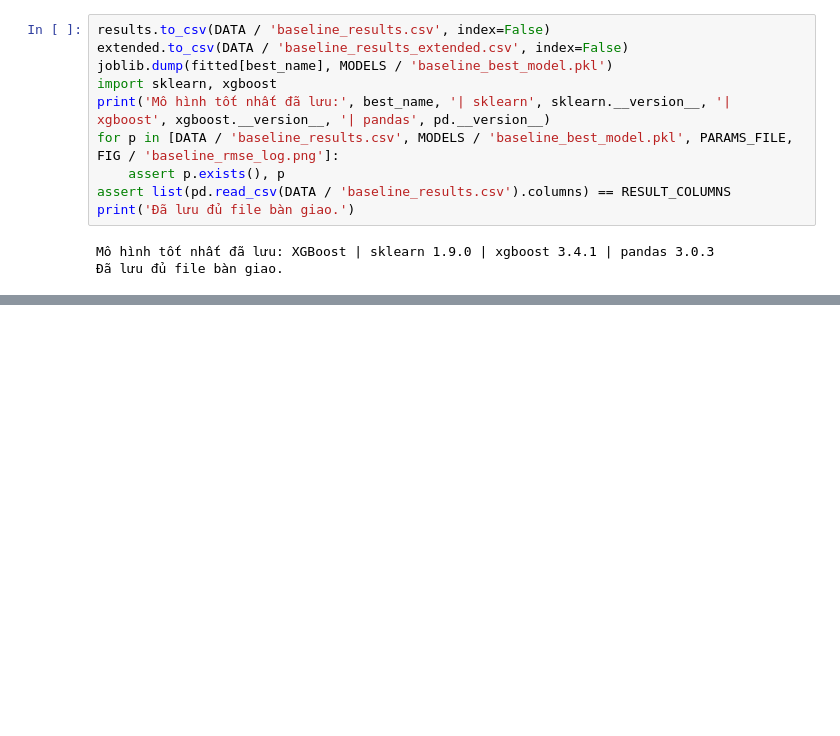
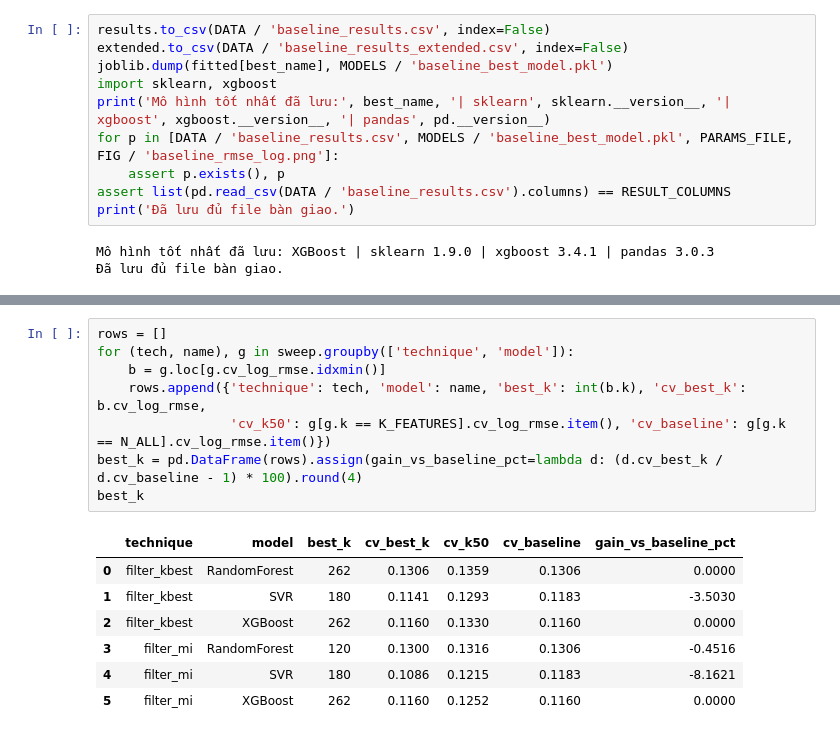
Before and after one commit to DangHau19/MLGroup, a Jupyter notebook: Tuan04/01_preprocessing.ipynb, the cells around one changed output, grey strips where cells are left out. Cells and saved outputs as stored; diff of their text form; blank space fills up the shorter version.

```diff
--- a/Tuan04/01_preprocessing.ipynb
+++ b/Tuan04/01_preprocessing.ipynb
@@ -985,0 +1183,16 @@ Mô hình tốt nhất đã lưu: XGBoost | sklearn 1.9.0 | xgboost 3.4.1 | pand
+# %%
+rows = []
+for (tech, name), g in sweep.groupby(['technique', 'model']):
+    b = g.loc[g.cv_log_rmse.idxmin()]
+    rows.append({'technique': tech, 'model': name, 'best_k': int(b.k), 'cv_best_k': b.cv_log_rmse,
+                 'cv_k50': g[g.k == K_FEATURES].cv_log_rmse.item(), 'cv_baseline': g[g.k == N_ALL].cv_log_rmse.item()})
+best_k = pd.DataFrame(rows).assign(gain_vs_baseline_pct=lambda d: (d.cv_best_k / d.cv_baseline - 1) * 100).round(4)
+best_k
+# %% [output]
+|  | technique | model | best_k | cv_best_k | cv_k50 | cv_baseline | gain_vs_baseline_pct |
+| 0 | filter_kbest | RandomForest | 262 | 0.1306 | 0.1359 | 0.1306 | 0.0000 |
+| 1 | filter_kbest | SVR | 180 | 0.1141 | 0.1293 | 0.1183 | -3.5030 |
+| 2 | filter_kbest | XGBoost | 262 | 0.1160 | 0.1330 | 0.1160 | 0.0000 |
+| 3 | filter_mi | RandomForest | 120 | 0.1300 | 0.1316 | 0.1306 | -0.4516 |
+| 4 | filter_mi | SVR | 180 | 0.1086 | 0.1215 | 0.1183 | -8.1621 |
+| 5 | filter_mi | XGBoost | 262 | 0.1160 | 0.1252 | 0.1160 | 0.0000 |
```
Also changed, not shown: parts of 14 cells of this notebook, 7 other files.
